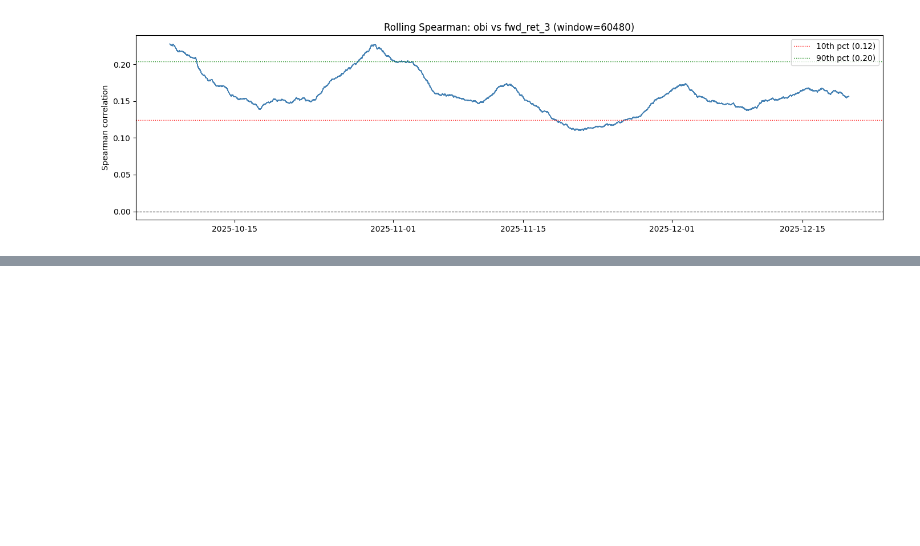
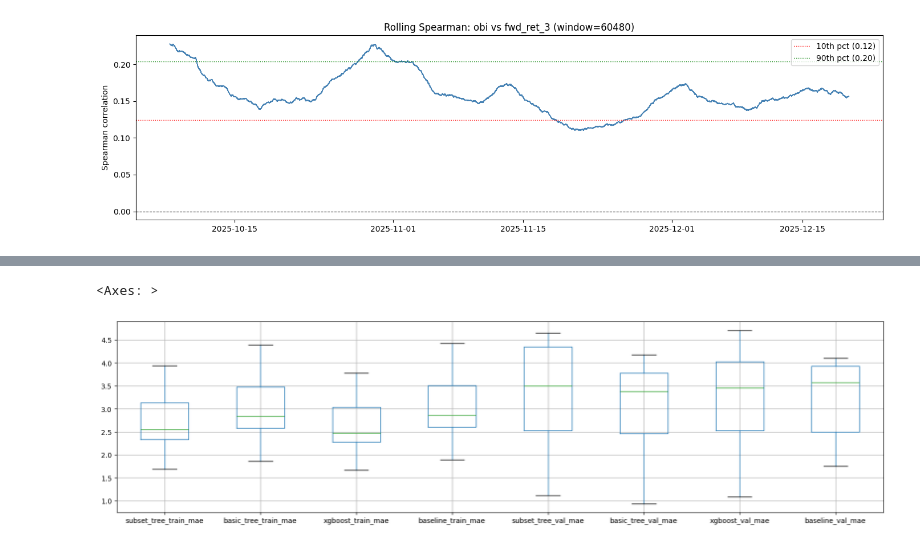
Before and after one commit to vbear97/Momentum-Strategies, a Jupyter notebook: Notebook2_OrderFlowPrediction.ipynb, the cells around one changed output, grey strips where cells are left out. Saved outputs shown, nothing was run; the diff lists cells and outputs as text; code cells hidden in the pictures; blank space fills up the shorter version.

```diff
--- a/Notebook2_OrderFlowPrediction.ipynb
+++ b/Notebook2_OrderFlowPrediction.ipynb
@@ -282,0 +317,29 @@ Thus, even though from just comparing training mean vs validation mean it seems
+# %%
+from scipy.cluster.hierarchy import linkage, fcluster
+from scipy.cluster.hierarchy import linkage, fcluster
+import numpy as np
+
+X = burnin_df[FEAS_LIST]
+
+# no scaling needed with correlation metric
+Z = linkage(X.T, method='average', metric='correlation')
+
+# use maxclust or distance threshold
+cluster_labels = fcluster(Z, t=0.5, criterion='distance')
+
+selected_features = []
+
+for cluster_id in np.unique(cluster_labels):
+    idx = np.where(cluster_labels == cluster_id)[0]
+
+    if len(idx) == 1:
+        selected_features.append(FEAS_LIST[idx[0]])
+        continue
+
+    # pick most central — highest mean correlation to cluster members
+    cluster_corr = X.iloc[:, idx].corr().abs().values
+    mean_corr    = cluster_corr.mean(axis=1)
+    best_idx     = idx[np.argmax(mean_corr)]
+    selected_features.append(FEAS_LIST[best_idx])
+
+print(selected_features)
@@ -282,0 +360,17 @@ Thus, even though from just comparing training mean vs validation mean it seems
+# %%
+tree_model_on_subset = walk_forward_validate(train_df, features = selected_features + ['obi'], model_kwargs=params, target = TARGET, cv_kwargs = {'num_splits': 10})
+# %%
+results = pd.DataFrame({
+    'subset_tree_train_mae': tree_model_on_subset['train_scores'],
+    'basic_tree_train_mae': basic_results['train_scores'],
+    'xgboost_train_mae': tree_results['train_scores'],
+    'baseline_train_mae': baseline_model_results['train_scores'],
+    'subset_tree_val_mae': tree_model_on_subset['val_scores'],
+    'basic_tree_val_mae': basic_results['val_scores'],
+    'xgboost_val_mae' : tree_results['val_scores'],
+    'baseline_val_mae': baseline_model_results['val_scores'],
+})
+results.boxplot(figsize = (20, 5))
+# %% [output]
+<Axes: >
+[figure, added]
```
Also changed, not shown: parts of 44 cells of this notebook.
